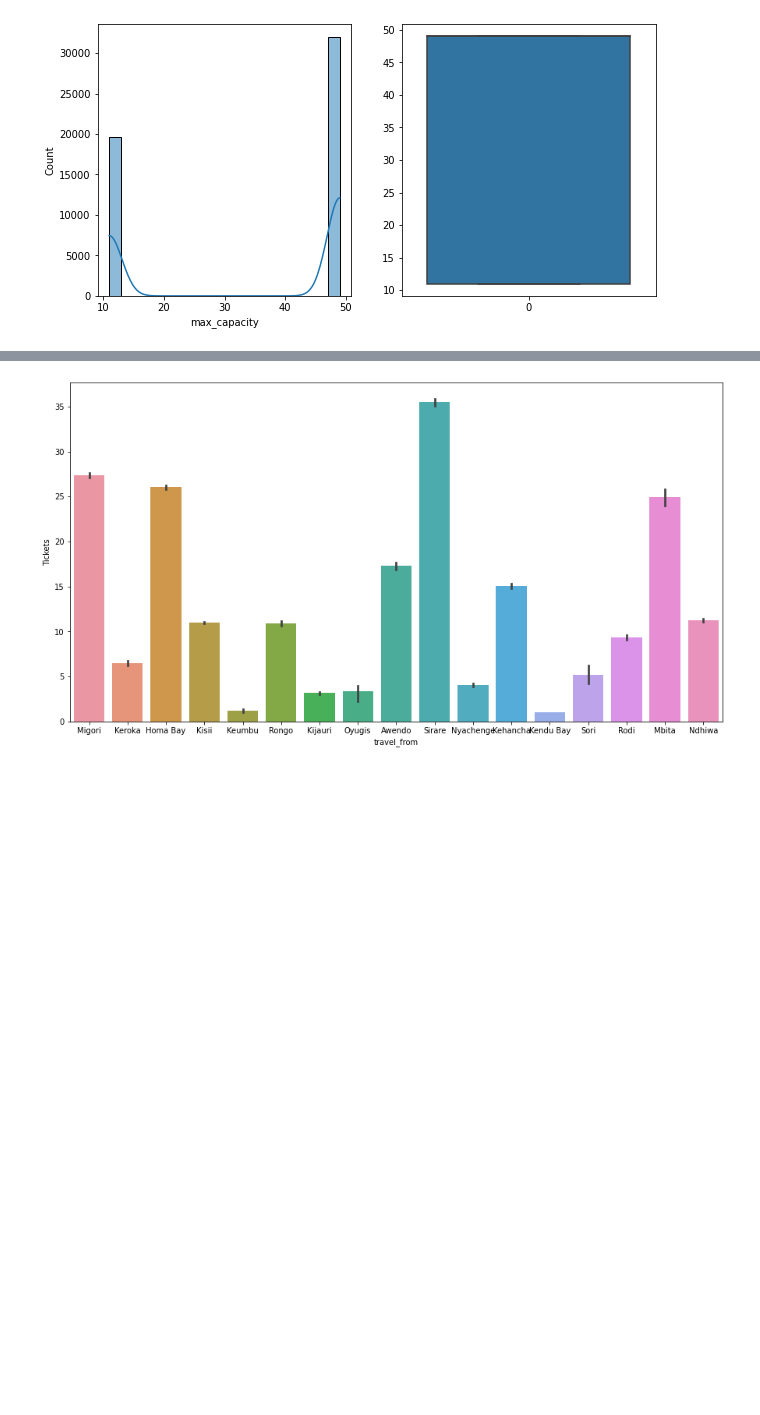
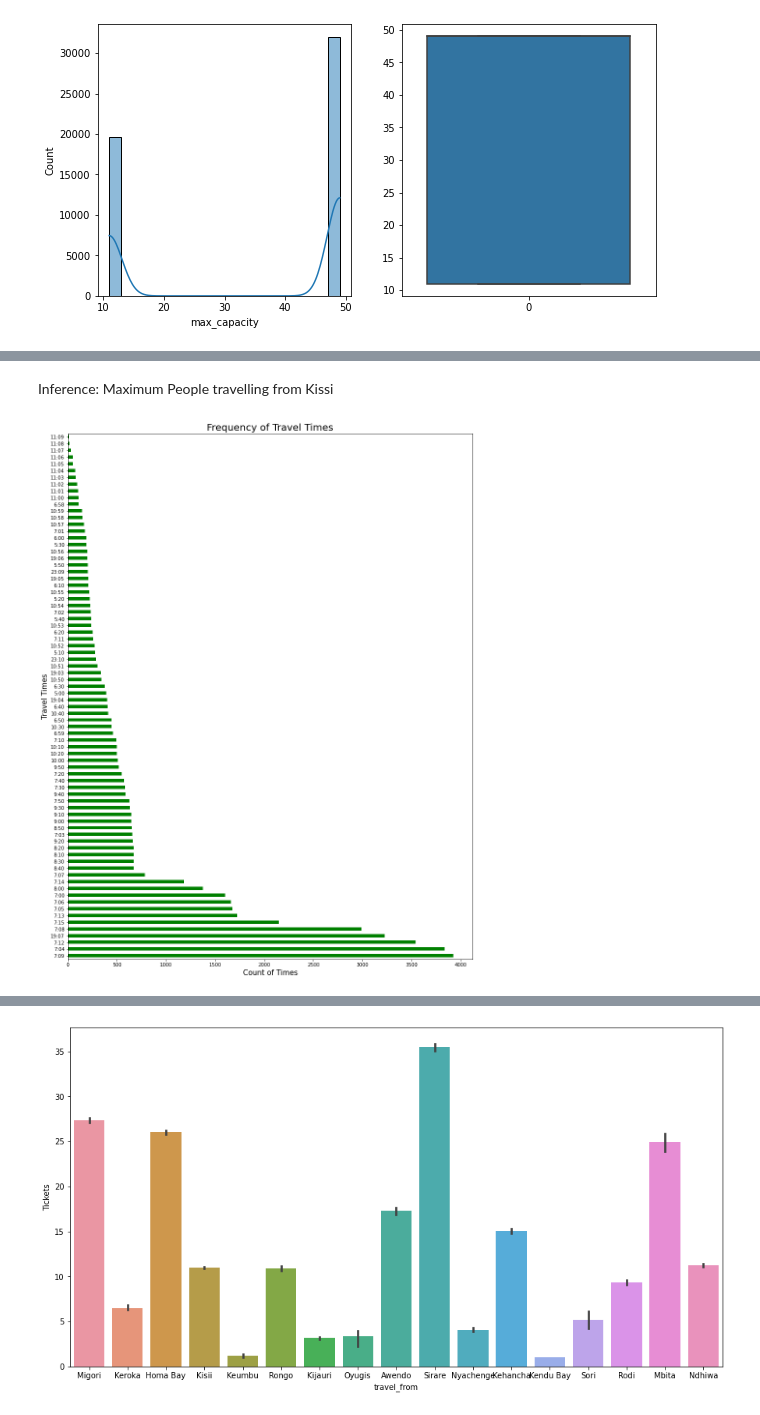
Before and after one commit to Avik-G/Transport-Demand-Prediction-Using-Regression, a Jupyter notebook: Capstone_Project_2_Transport_Demand_Prediction.ipynb, the cells around one changed output, grey strips where cells are left out. Saved outputs shown, nothing was run; the diff lists cells and outputs as text; code cells hidden in the pictures; blank space fills up the shorter version.

```diff
--- a/Capstone_Project_2_Transport_Demand_Prediction.ipynb
+++ b/Capstone_Project_2_Transport_Demand_Prediction.ipynb
@@ -112,3 +190,14 @@ ValueError: ignored
+# %% [markdown]
+Inference: Maximum People travelling from Kissi
+# %%
+df_1['travel_time'].value_counts().plot.barh(figsize=(15,20), color = 'g')
+plt.ylabel('Travel Times', fontsize = 15)
+plt.xlabel('Count of Times', fontsize = 15)
+plt.xticks()
+plt.title('Frequency of Travel Times', fontsize = 20)
+plt.show()
+# %% [output]
+[figure, added]
 # %%
 # Grouping the ride_id and seat_numbers to get Targetvariable
 # %%
```
Also changed, not shown: parts of 41 cells of this notebook.
